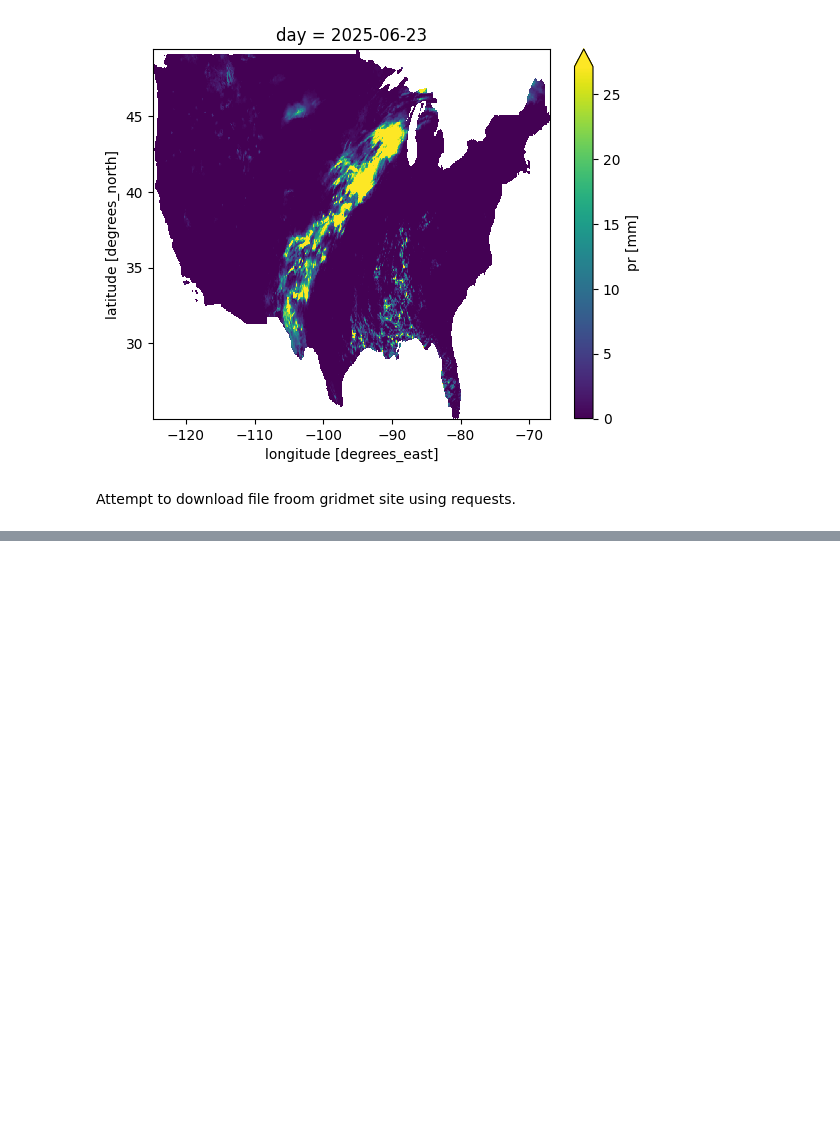
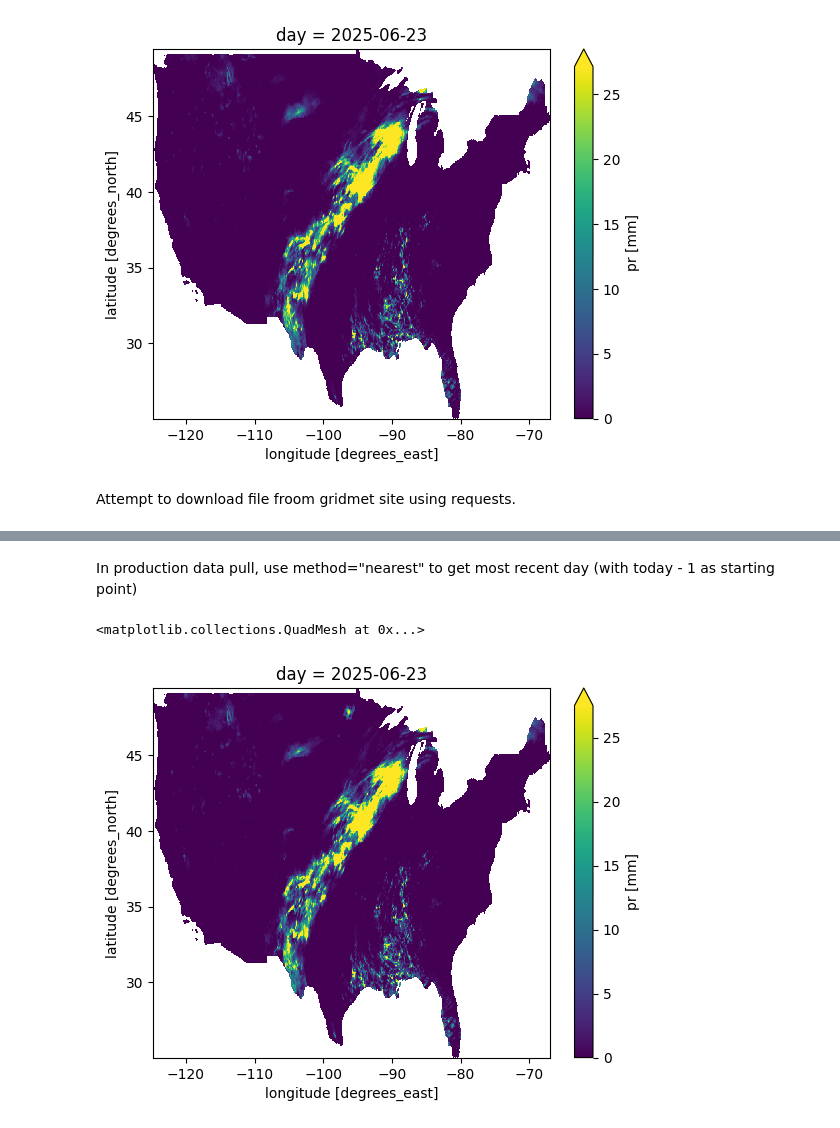
Before and after one commit to r0binsonCrusoe/trail_wetness_index, a Jupyter notebook: gridmet.ipynb, the cells around one changed output, grey strips where cells are left out. Saved outputs shown, nothing was run; the diff lists cells and outputs as text; code cells hidden in the pictures; blank space fills up the shorter version.

Commit message:
Precip comparison and finish trails processing

```diff
--- a/gridmet.ipynb
+++ b/gridmet.ipynb
@@ -85,3 +85,8 @@ with open(local_filename, 'wb') as f:
     for chunk in response.iter_content(chunk_size=8192):
         if chunk:  # Skip keep-alive chunks
             f.write(chunk)
+# %%
+import xarray as xr
+
+ds_gridmet = xr.open_dataset("data/gridmet/pr_2025_gridmet.nc", engine="netcdf4")
+ds_gridmet
@@ -87,0 +111,3 @@ with open(local_filename, 'wb') as f:
+# %%
+ds_gridmet_0623 = ds_gridmet.sel(day='2025-06-23T00:00:00.000000000', method="nearest")
+ds_gridmet_0623
@@ -87,0 +132,7 @@ with open(local_filename, 'wb') as f:
+# %% [markdown]
+In production data pull, use method="nearest" to get most recent day (with today - 1 as starting point)
+# %%
+ds_gridmet_0623['precipitation_amount'].plot(robust=True)
+# %% [output]
+<matplotlib.collections.QuadMesh at 0x...>
+[figure, added]
```
Also changed, not shown: parts of 8 cells of this notebook, 7 other files.
